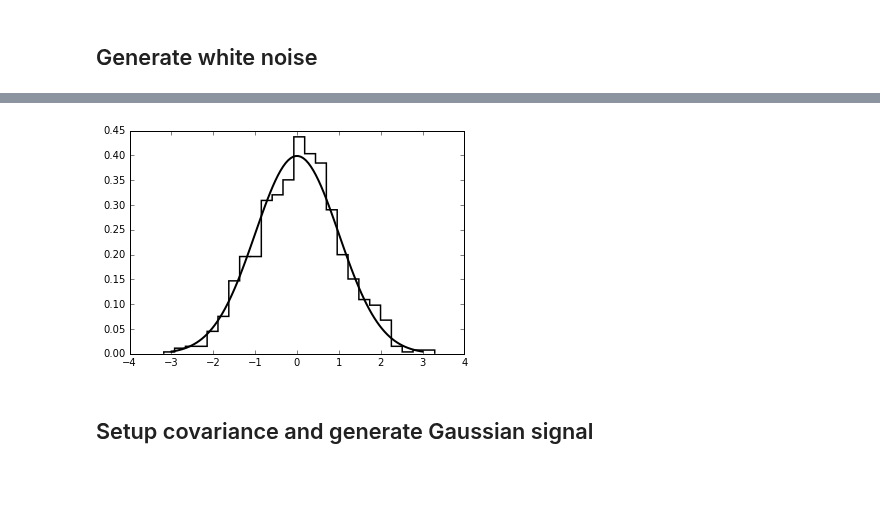
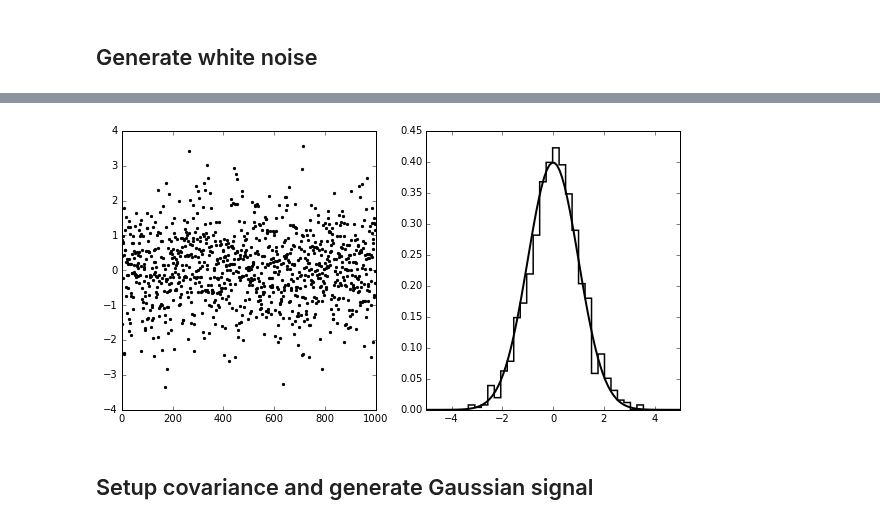
Before and after one commit to florent-leclercq/Bayes_InfoTheory, a Jupyter notebook: GRF_and_fNL.ipynb, the cells around one changed output, grey strips where cells are left out. Cells and saved outputs as stored; diff of their text form; code cells hidden in the pictures; blank space fills up the shorter version.

```diff
--- a/GRF_and_fNL.ipynb
+++ b/GRF_and_fNL.ipynb
@@ -6,12 +10,12 @@ import scipy.linalg
 from scipy.stats import norm
 from matplotlib import pyplot as plt
 %matplotlib inline
+# %%
+N=1000
+epsilon=0.00000001
 # %% [markdown]
 ## Generate white noise
 # %%
-n=1024
 rv=norm(loc=0.,scale=1.)
-x=np.linspace(-3.,3,100)
-normalsim=np.random.normal(0.,1.,n)
-plt.xlim(0,n)
-plt.scatter(np.arange(n),normalsim,marker='.',color='black')
+x=np.linspace(-5,5,100)
+whitenoise=np.random.normal(0.,1.,N)
@@ -21,9 +22,13 @@ plt.scatter(np.arange(n),normalsim,marker='.',color='black')
 # %%
-plt.plot(x, rv.pdf(x), color='black', lw=2)
-plt.hist(normalsim, bins='auto', normed=True, color='black', histtype='step', lw=1.5)
+f, (ax1, ax2) = plt.subplots(1, 2, figsize=(10,5))
+ax1.set_xlim(0,N)
+ax1.scatter(np.arange(N),whitenoise,marker='.',color='black')
+ax2.set_xlim(-5,5)
+ax2.plot(x, rv.pdf(x), color='black', lw=2)
+ax2.hist(whitenoise, bins='auto', normed=True, color='black', histtype='step', lw=1.5)
 plt.show()
 # %% [output]
-[figure, old version]
+[figure, new version]
 # %% [markdown]
 ## Setup covariance and generate Gaussian signal
 # %% [markdown]
```
Also changed, not shown: parts of 34 cells of this notebook, 3 other files.
